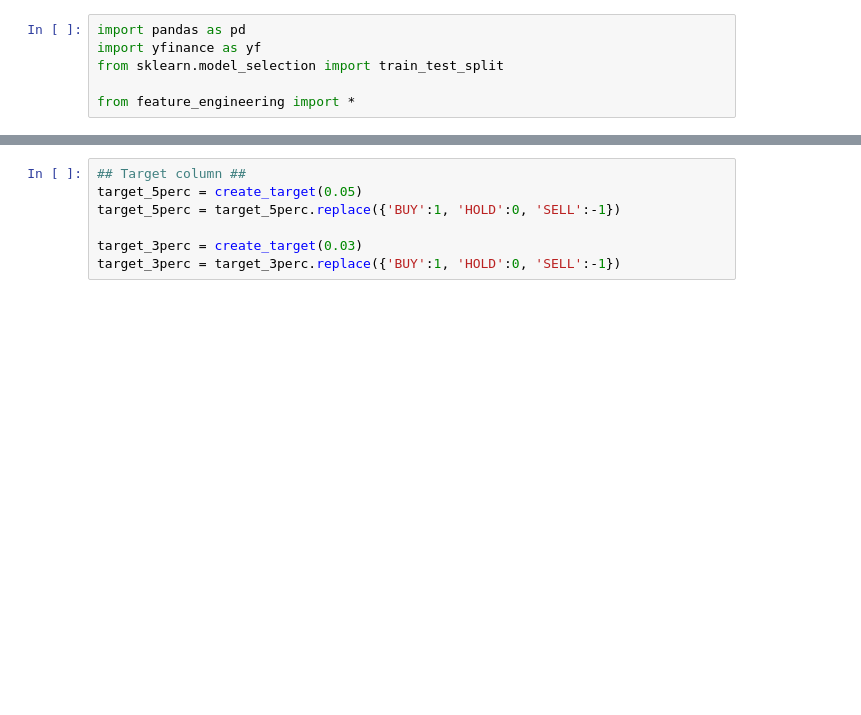
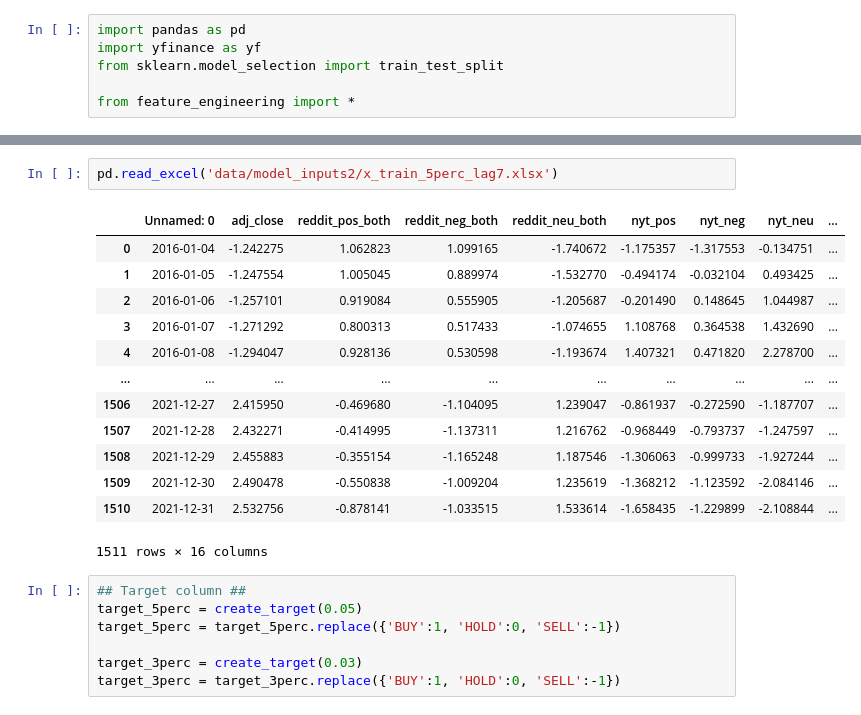
Before and after one commit to yeonatalie/bt4222-ml-sp500, a Jupyter notebook: workflow.ipynb, the cells around one changed output, grey strips where cells are left out. Cells and saved outputs as stored; diff of their text form; blank space fills up the shorter version.

```diff
--- a/workflow.ipynb
+++ b/workflow.ipynb
@@ -73,6 +73,22 @@ for lag in [3, 7]:
 [*********************100%***********************]  1 of 1 completed
 [*********************100%***********************]  1 of 1 completed
 [*********************100%***********************]  1 of 1 completed
+# %%
+pd.read_excel('data/model_inputs2/x_train_5perc_lag7.xlsx')
+# %% [output]
+|  | Unnamed: 0 | adj_close | reddit_pos_both | reddit_neg_both | reddit_neu_both | nyt_pos | nyt_neg | nyt_neu | ... |
+| 0 | 2016-01-04 | -1.242275 | 1.062823 | 1.099165 | -1.740672 | -1.175357 | -1.317553 | -0.134751 | ... |
+| 1 | 2016-01-05 | -1.247554 | 1.005045 | 0.889974 | -1.532770 | -0.494174 | -0.032104 | 0.493425 | ... |
+| 2 | 2016-01-06 | -1.257101 | 0.919084 | 0.555905 | -1.205687 | -0.201490 | 0.148645 | 1.044987 | ... |
+| 3 | 2016-01-07 | -1.271292 | 0.800313 | 0.517433 | -1.074655 | 1.108768 | 0.364538 | 1.432690 | ... |
+| 4 | 2016-01-08 | -1.294047 | 0.928136 | 0.530598 | -1.193674 | 1.407321 | 0.471820 | 2.278700 | ... |
+| ... | ... | ... | ... | ... | ... | ... | ... | ... | ... |
+| 1506 | 2021-12-27 | 2.415950 | -0.469680 | -1.104095 | 1.239047 | -0.861937 | -0.272590 | -1.187707 | ... |
+| 1507 | 2021-12-28 | 2.432271 | -0.414995 | -1.137311 | 1.216762 | -0.968449 | -0.793737 | -1.247597 | ... |
+| 1508 | 2021-12-29 | 2.455883 | -0.355154 | -1.165248 | 1.187546 | -1.306063 | -0.999733 | -1.927244 | ... |
+| 1509 | 2021-12-30 | 2.490478 | -0.550838 | -1.009204 | 1.235619 | -1.368212 | -1.123592 | -2.084146 | ... |
+| 1510 | 2021-12-31 | 2.532756 | -0.878141 | -1.033515 | 1.533614 | -1.658435 | -1.229899 | -2.108844 | ... |
+1511 rows × 16 columns
 # %%
 ## Target column ##
 target_5perc = create_target(0.05)
```
Also changed, not shown: parts of 3 cells of this notebook, 3 other files.
